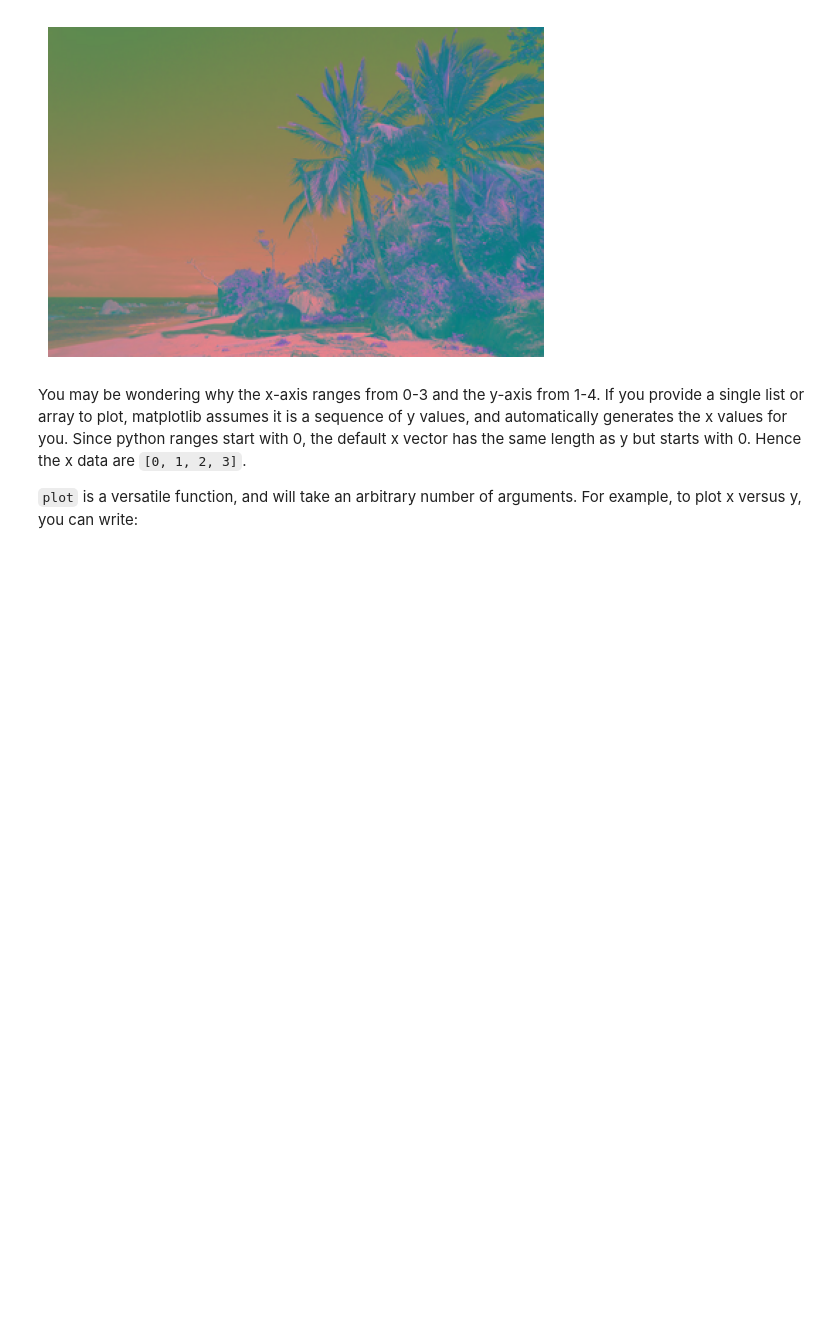
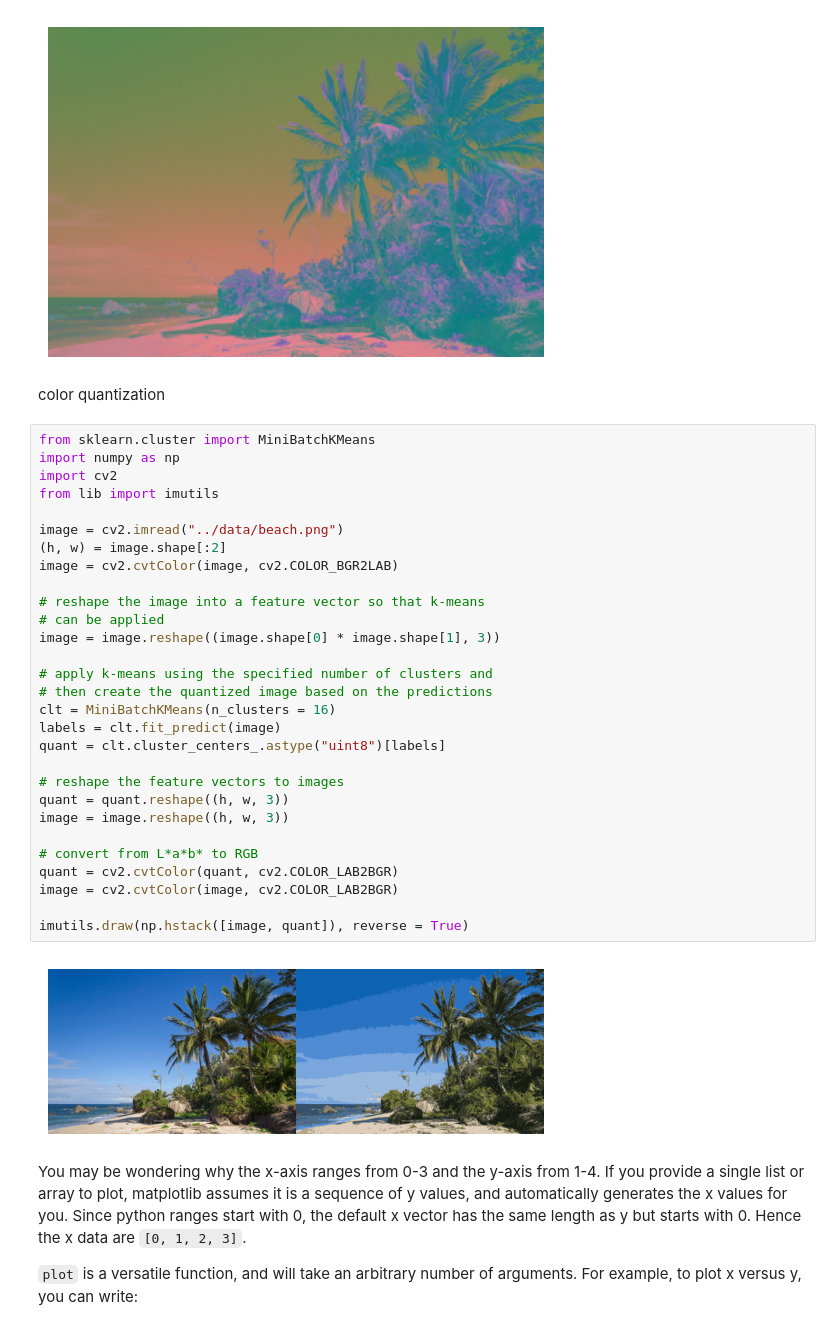
Before and after one commit to hmpippo/Computer-Vision-with-Machine-Learning-Practice, a Jupyter notebook: notebooks/matplotlib.ipynb, the cells around one changed output. Cells and saved outputs as stored; diff of their text form; blank space fills up the shorter version.

Commit message:
add color quantization

```diff
--- a/notebooks/matplotlib.ipynb
+++ b/notebooks/matplotlib.ipynb
@@ -171,6 +173,39 @@ imutils.draw(cv2.cvtColor(image, cv2.COLOR_BGR2LAB))
 [figure]
 [figure]
 [figure]
+# %% [markdown]
+color quantization
+# %%
+from sklearn.cluster import MiniBatchKMeans
+import numpy as np
+import cv2
+from lib import imutils
+
+image = cv2.imread("../data/beach.png")
+(h, w) = image.shape[:2]
+image = cv2.cvtColor(image, cv2.COLOR_BGR2LAB)
+
+# reshape the image into a feature vector so that k-means
+# can be applied
+image = image.reshape((image.shape[0] * image.shape[1], 3))
+
+# apply k-means using the specified number of clusters and
+# then create the quantized image based on the predictions
+clt = MiniBatchKMeans(n_clusters = 16)
+labels = clt.fit_predict(image)
+quant = clt.cluster_centers_.astype("uint8")[labels]
+
+# reshape the feature vectors to images
+quant = quant.reshape((h, w, 3))
+image = image.reshape((h, w, 3))
+
+# convert from L*a*b* to RGB
+quant = cv2.cvtColor(quant, cv2.COLOR_LAB2BGR)
+image = cv2.cvtColor(image, cv2.COLOR_LAB2BGR)
+
+imutils.draw(np.hstack([image, quant]), reverse = True)
+# %% [output]
+[figure, added]
 # %% [markdown]
 You may be wondering why the x-axis ranges from 0-3 and the y-axis from 1-4. If you provide a single list or array to plot, matplotlib assumes it is a sequence of y values, and automatically generates the x values for you. Since python ranges start with 0, the default x vector has the same length as y but starts with 0. Hence the x data are `[0, 1, 2, 3]`.
 
```
Also changed, not shown: parts of 1 cell of this notebook.
